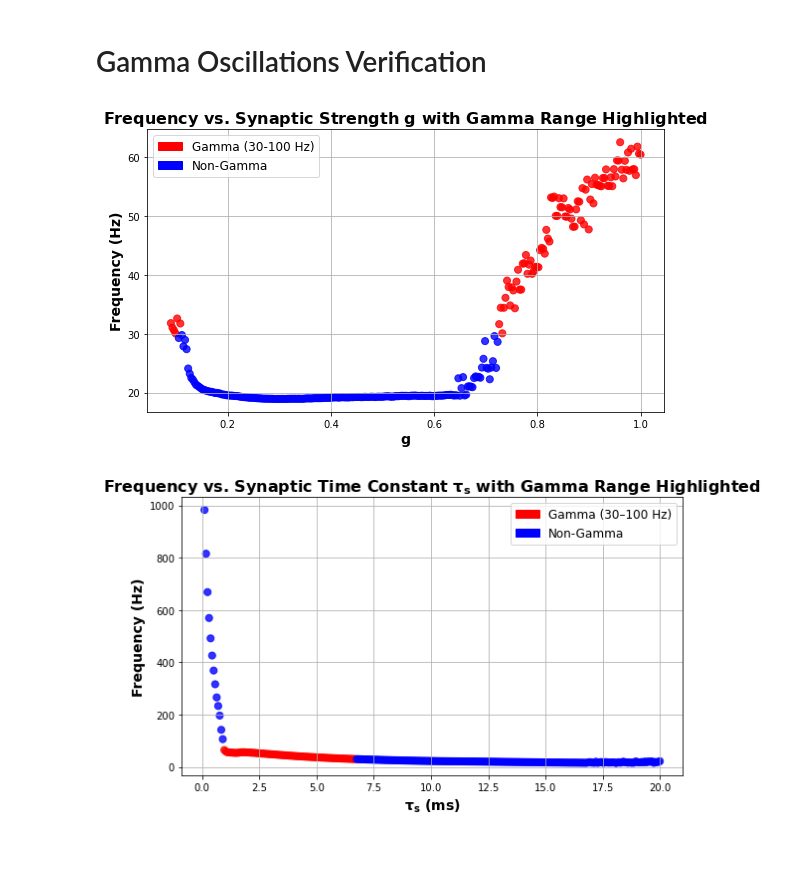
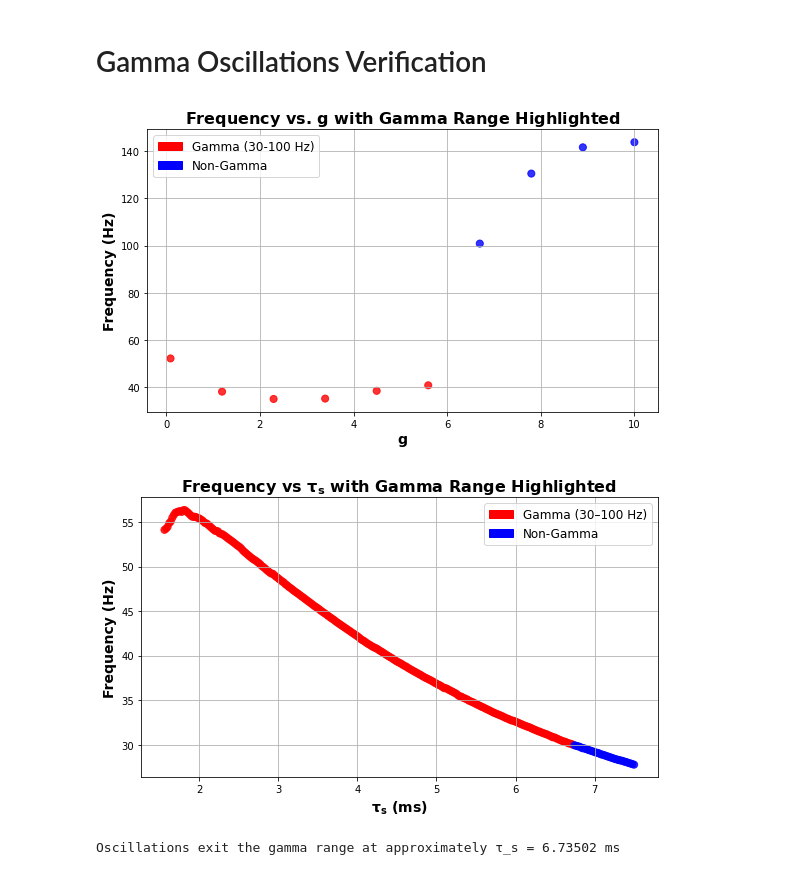
Before and after one commit to davidkelly2002/Final_Year_Thesis_Code, a Jupyter notebook: Bifurcation Analysis (g and tau_s) (Chapter 4).ipynb, the cells around one changed output. Saved outputs shown, nothing was run; the diff lists cells and outputs as text; code cells hidden in the pictures; blank space fills up the shorter version.

```diff
--- a/Bifurcation Analysis (g and tau_s) (Chapter 4).ipynb
+++ b/Bifurcation Analysis (g and tau_s) (Chapter 4).ipynb
@@ -877,0 +889,12 @@ Bifurcation point 2: tauS ≈ 11.472956
+# %%
+# === Interpolate r* and v* as functions of tauS for bifurcation value lookup ===
+r_interp = interp1d(tauS_success, r_fixed, kind='cubic')
+v_interp = interp1d(tauS_success, v_fixed, kind='cubic')
+
+# === Print r* and v* at each bifurcation point ===
+if bifurcation_points:
+    print("\nBifurcation values of r* and v* at corresponding tauS:")
+    for idx, tauS_bif in enumerate(bifurcation_points):
+        r_bif = r_interp(tauS_bif)
+        v_bif = v_interp(tauS_bif)
+        print(f"Bifurcation {idx + 1}: τₛ ≈ {tauS_bif:.6f}, r* ≈ {r_bif:.6f}, v* ≈ {v_bif:.6f}")
@@ -1014,7 +1161,7 @@ def fixed_point_equations(vars, g, tauS):
 # Updated solver with all equations:
 
 initial_guess = [0.09 , -62]  # initial guesses for r, v
-tauS_values = [6]
+tauS_values = [5]
 
 for tauS in tauS_values:
     # Solve only for r and v first
@@ -1051,8 +1198,8 @@ def mean_field_odes(t, y):
     dsdt = - s / tauS + p / tauS
     dpdt = - (p / tauS) + p_jump * r
     return [drdt, dvdt, dudt, dsdt, dpdt]
-r_fp =   0.020314977008585266
-v_fp =  -61.82826824350291
+r_fp =   0.023216737649592915
+v_fp =  -61.84814597216478
 
 # Set up simulation
 t_span = [0, 500]
@@ -1080,8 +1227,8 @@ plt.plot(r_fp, v_fp, 'rx', markersize=12, label='Fixed Point')
 
 
 # Streamlines explicitly
-r = np.linspace(0, 0.32, 25)
-v = np.linspace(-75, -47.5, 25)
+r = np.linspace(0, 0.62, 25)
+v = np.linspace(-90, -35, 25)
 R, V = np.meshgrid(r, v)
 
 # Evaluate dr/dt and dv/dt explicitly
@@ -1094,12 +1241,12 @@ for i in range(R.shape[0]):
 # Add streamlines
 plt.streamplot(R, V, U, W, color='gray', density=1.5, linewidth=0.5)
 plt.grid(True)
-plt.title(r"Phase Plane Trajectories with Streamlines $\mathbf{({\tau_s} = 6})}$", fontsize=16, fontweight='bold')
+plt.title(r"Phase Plane Trajectories with Streamlines $\mathbf{({\tau_s} = 5})}$", fontsize=16, fontweight='bold')
 plt.ylabel(r"Mean Voltage $\mathbf{\langle v(t) \rangle }$", fontsize=14, fontweight='bold')
 plt.xlabel(r"Firing Rate $\mathbf{r(t)}$", fontsize=14, fontweight='bold')
 plt.tick_params(axis='both', which='major', labelsize=12)
 plt.legend(fontsize=12)
 plt.tight_layout()
-plt.savefig('TrajectoryPlot_tauS_6.png')
+plt.savefig('TrajectoryPlot_tauS_5.png')
 plt.show()
 # %% [output]
@@ -1275,10 +1422,11 @@ def compute_oscillation_frequency(t, r, t_transient=300.0):
     return freq_hz
 # %%
 # Define the range of g values to test
-g_test_values = np.linspace(0.09, 1.0, 300)  # e.g., 0.01 to 1.0
+g_test_values = np.linspace(0.09, 10.0, 10)  # e.g., 0.01 to 1.0
 frequencies = []
 gamma_range = []
 Delta = 0.02
+tauS = 3.043043043043043
 etaBar = 0.8  # Fixed etaBar value
 init_cond = [0.05, -60, -15, 0.1, 0.1]  # Example initial conditions
 
@@ -1302,44 +1450,45 @@ for g in g_test_values:
     r_of_t = sol.y[0]
 
     # Compute frequency
     freq = compute_oscillation_frequency(sol.t, r_of_t, t_transient=300.0)
     frequencies.append(freq)
 
     # Check if in gamma band
     in_gamma = (freq is not None) and (30 <= freq <= 100)
     gamma_range.append(in_gamma)
 
 # Replace None with np.nan for plotting
 freqs_cleaned = [f if f is not None else np.nan for f in frequencies]
 colors = ['red' if g else 'blue' for g in gamma_range]
 
 # Plotting
 plt.figure(figsize=(8,5))
 plt.scatter(g_test_values, freqs_cleaned, c=colors, alpha=0.8, s=50)
 
 plt.xlabel(r'$\mathbf{g}}$', fontsize=14, fontweight='bold')
 plt.ylabel('Frequency (Hz)', fontsize=14, fontweight='bold')
-plt.title(r'Frequency vs. Synaptic Strength $\mathbf{g}$ with Gamma Range Highlighted', fontsize=16, fontweight='bold')
+plt.title(r'Frequency vs. $\mathbf{g}$ with Gamma Range Highlighted', fontsize=16, fontweight='bold')
 plt.grid(True)
 
 # Custom legend
 gamma_patch = mpatches.Patch(color='red', label='Gamma (30-100 Hz)')
 non_gamma_patch = mpatches.Patch(color='blue', label='Non-Gamma')
 plt.legend(handles=[gamma_patch, non_gamma_patch], fontsize=12)
 plt.tight_layout()
 plt.savefig('Freq_vs_gsyn.png')
 plt.show()
 # %% [output]
-[figure, old version]
+[figure, new version]
 # %%
 # Define the range of tauS values to test
-tauS_test_values = np.linspace(0.1, 20.0, 300)  # ms
+tauS_test_values = np.linspace(1.559, 7.5, 300)  # ms
 frequencies = []
 gamma_range = []
 
 # Fixed parameters
 g = 0.2
 Delta = 0.02
+
 etaBar = 0.8
 init_cond = [0.05, -60, -15, 0.1, 0.1]  # Initial condition
 
@@ -1386,4 +1535,22 @@ plt.tight_layout()
 plt.savefig('Freq_vs_tauS.png')
 plt.show()
 # %% [output]
-[figure, old version]
+[figure, new version]
+# %%
+import numpy as np
+
+# Convert to numpy arrays
+tauS_arr = np.array(tauS_test_values)
+gamma_arr = np.array(gamma_range)
+
+# Find the first index where gamma_range switches from True to False
+transition_indices = np.where((gamma_arr[:-1] == True) & (gamma_arr[1:] == False))[0]
+
+if transition_indices.size > 0:
+    idx = transition_indices[0]
+    tauS_gamma_end = (tauS_arr[idx] + tauS_arr[idx + 1]) / 2  # Linear interpolation
+    print(f"Oscillations exit the gamma range at approximately τ_s = {tauS_gamma_end:.5f} ms")
+else:
+    print("No transition from gamma to non-gamma detected.")
+# %% [output]
+Oscillations exit the gamma range at approximately τ_s = 6.73502 ms
```
Also changed, not shown: parts of 9 cells of this notebook, 3 other files.
